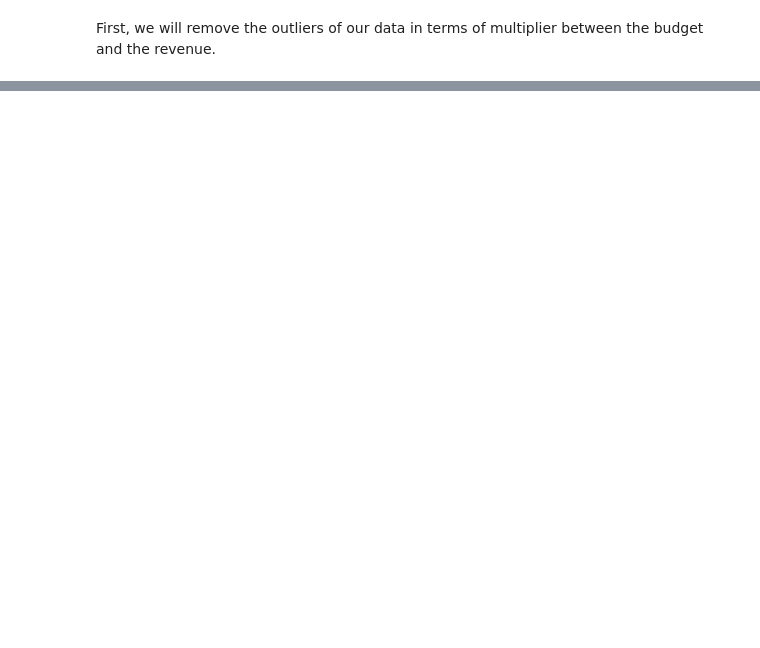
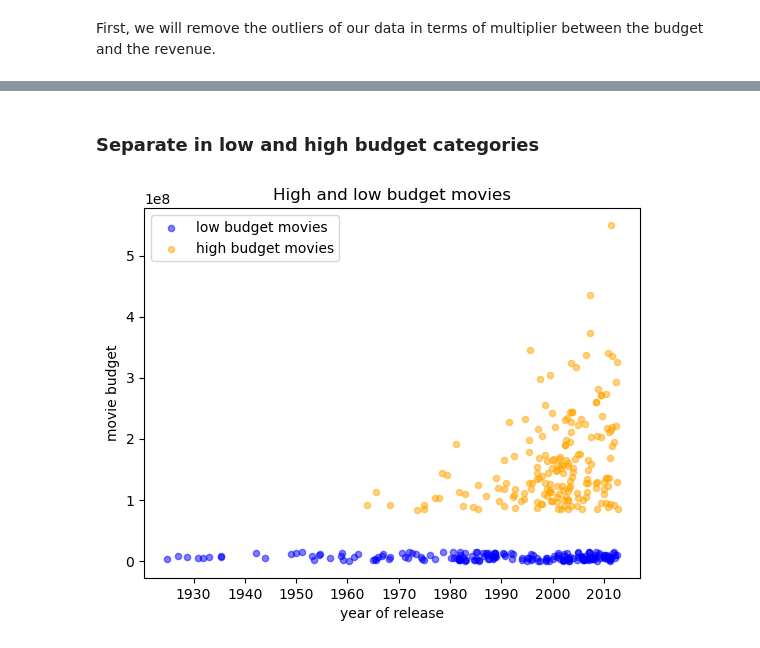
Before and after one commit to epfl-ada/ada-2023-project-thesuricates, a Jupyter notebook: data_analysis.ipynb, the cells around one changed output, grey strips where cells are left out. Saved outputs shown, nothing was run; the diff lists cells and outputs as text; code cells hidden in the pictures; blank space fills up the shorter version.

```diff
--- a/data_analysis.ipynb
+++ b/data_analysis.ipynb
@@ -135,7 +135,7 @@ First we will use features which already exist in the movie metadata : the runti
 # %%
 # Create a new dataframe using movie information
 movie_features = cleaned_movie[['wikiPageID', 'movieName', 'movieReleaseDate', 'cost', 'boxOffice',
-                                 'movieRuntime', 'movieCountries', 'movieGenres']]
+                                 'movieRuntime', 'movieCountries', 'movieGenres']].copy()
 movie_features.head()
 # %% [output]
 |  | wikiPageID | movieName | movieReleaseDate | cost | boxOffice | movieRuntime | movieCountries | ... |
@@ -232,0 +253,23 @@ print(len(movie_features))
+# %%
+# Adjust the cost using inflation
+def adjust_cost(row):
+
+    release_year = row['movieReleaseDate'].year
+
+    # Initialize the adjusted cost with the initial cost
+    adjusted_cost = row['cost']
+
+    # Iterate over the year of movie release to 2023
+    for year in range(release_year, 2023):
+        # Retrieve the inflation rate for the current year
+        rate = inflation_rate.loc[year, 'Average']
+        # Adjust the cost
+        adjusted_cost *= (1 + rate / 100)
+    return adjusted_cost
+# %%
+# Calculate the adjusted cost to each rows
+adjusted_costs = movie_features_no_outliers.apply(adjust_cost, axis=1)
+
+# Create a new dataset with adjusted costs
+movie_features_adjusted = movie_features_no_outliers.copy()
+movie_features_adjusted['cost'] = adjusted_costs
@@ -232,0 +287,24 @@ print(len(movie_features))
+# %% [markdown]
+### Separate in low and high budget categories
+# %%
+# Separate in low and high budget movies
+
+sorted_movie_features = movie_features_adjusted.sort_values('cost').copy()
+
+# We will keep the 25% lowest and highest budget
+lower_quartile = sorted_movie_features['cost'].quantile(0.25)
+upper_quartile = sorted_movie_features['cost'].quantile(0.75)
+
+low_budget= sorted_movie_features[sorted_movie_features['cost'] <= lower_quartile]
+high_budget = sorted_movie_features[sorted_movie_features['cost'] >= upper_quartile]
+# %%
+# Plot the budget separating low and high budget movies
+plt.scatter(low_budget['movieReleaseDate'], low_budget['cost'], label='low budget movies', color='blue', alpha=0.5, s=20)
+plt.scatter(high_budget['movieReleaseDate'], high_budget['cost'], label='high budget movies', color='orange', alpha=0.5, s=20)
+plt.title('High and low budget movies')
+plt.xlabel('year of release')
+plt.ylabel('movie budget')
+plt.legend()
+plt.show()
+# %% [output]
+[figure, added]
```
Also changed, not shown: parts of 15 cells of this notebook.
